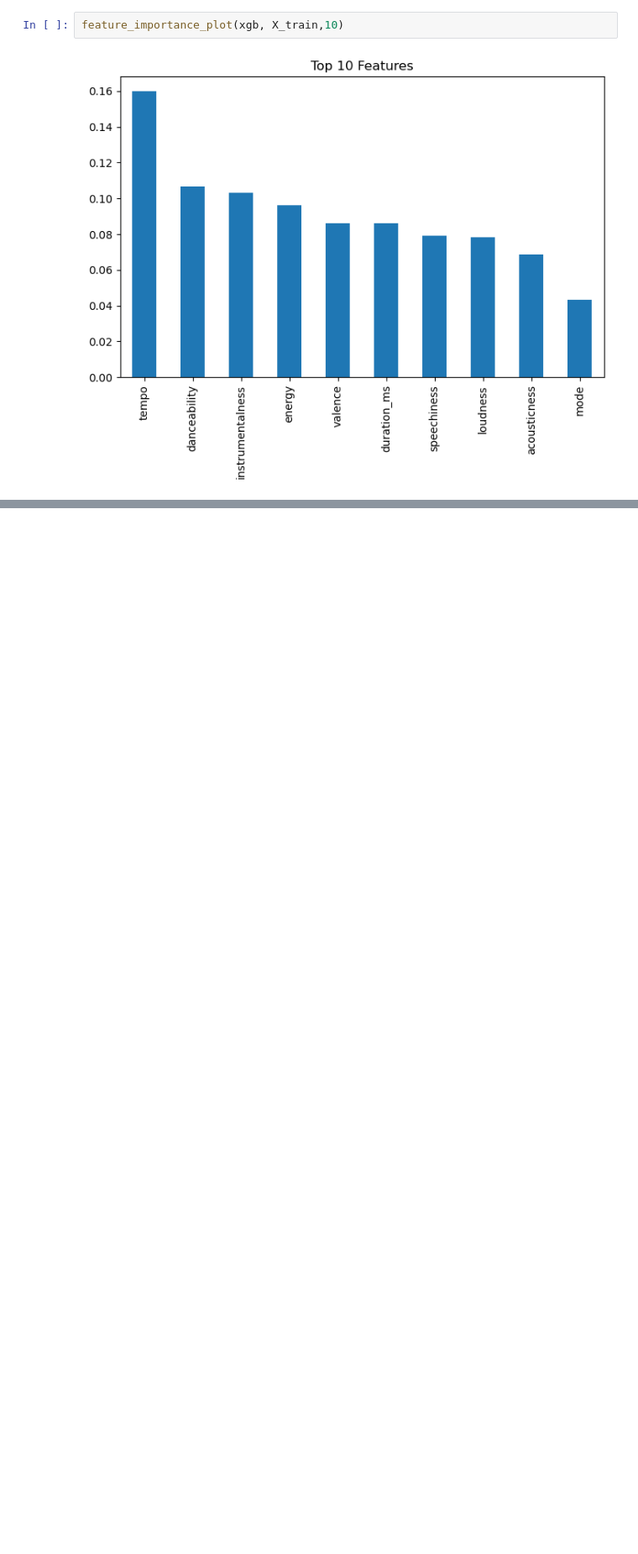
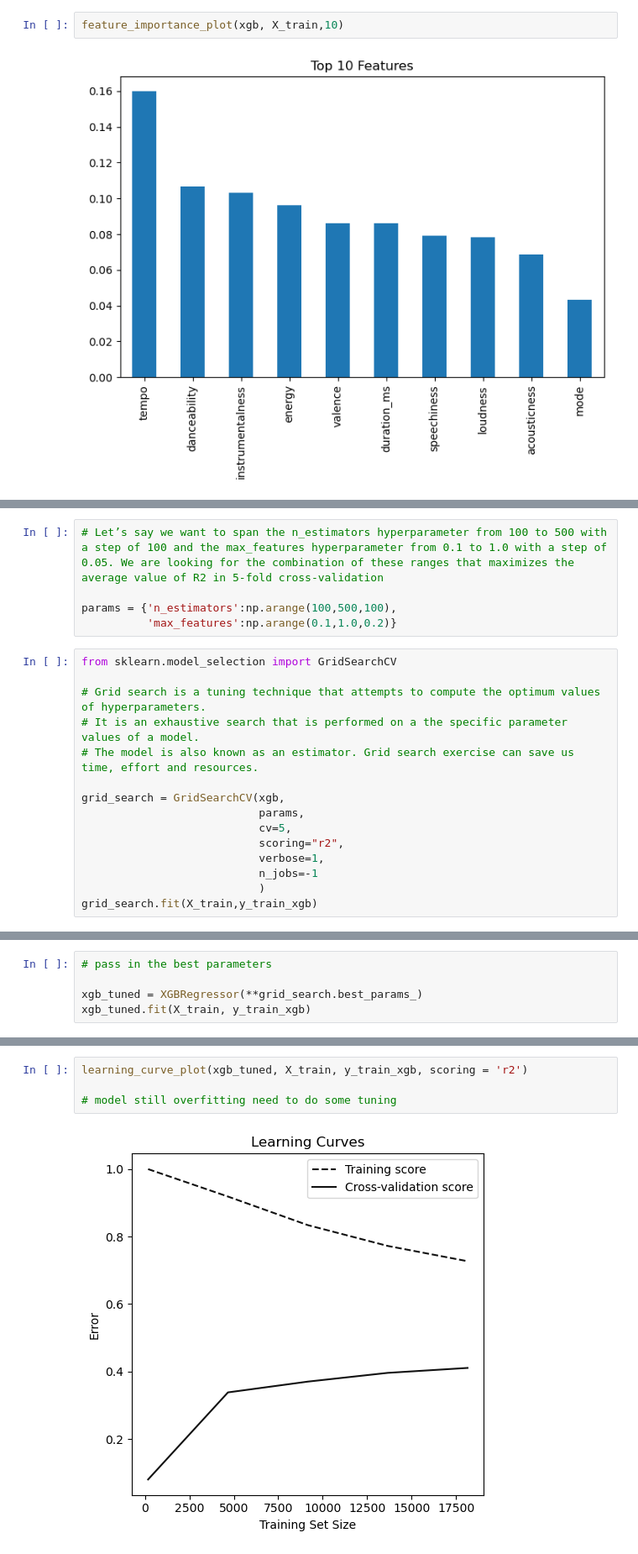
Before and after one commit to OscarOchoaS/Machine_Learning_Project, a Jupyter notebook: notebooks/5_model_2.ipynb, the cells around one changed output, grey strips where cells are left out. Shown at 84% size. Saved outputs shown, nothing was run; the diff lists cells and outputs as text; blank space fills up the shorter version.

Commit message:
models

```diff
--- a/notebooks/5_model_2.ipynb
+++ b/notebooks/5_model_2.ipynb
@@ -77,0 +94,20 @@ learning_curve_plot(xgb, X_train, y_train_xgb, scoring = 'r2')
+# %%
+# Let’s say we want to span the n_estimators hyperparameter from 100 to 500 with a step of 100 and the max_features hyperparameter from 0.1 to 1.0 with a step of 0.05. We are looking for the combination of these ranges that maximizes the average value of R2 in 5-fold cross-validation
+
+params = {'n_estimators':np.arange(100,500,100),
+          'max_features':np.arange(0.1,1.0,0.2)}
+# %%
+from sklearn.model_selection import GridSearchCV
+
+# Grid search is a tuning technique that attempts to compute the optimum values of hyperparameters.
+# It is an exhaustive search that is performed on a the specific parameter values of a model.
+# The model is also known as an estimator. Grid search exercise can save us time, effort and resources.
+
+grid_search = GridSearchCV(xgb,
+                           params,
+                           cv=5,
+                           scoring="r2",
+                           verbose=1,
+                           n_jobs=-1
+                           )
+grid_search.fit(X_train,y_train_xgb)
@@ -77,0 +150,5 @@ learning_curve_plot(xgb, X_train, y_train_xgb, scoring = 'r2')
+# %%
+# pass in the best parameters
+
+xgb_tuned = XGBRegressor(**grid_search.best_params_)
+xgb_tuned.fit(X_train, y_train_xgb)
@@ -77,0 +190,6 @@ learning_curve_plot(xgb, X_train, y_train_xgb, scoring = 'r2')
+# %%
+learning_curve_plot(xgb_tuned, X_train, y_train_xgb, scoring = 'r2')
+
+# model still overfitting need to do some tuning
+# %% [output]
+[figure, added]
```
Also changed, not shown: parts of 12 cells of this notebook, 6 other files.
